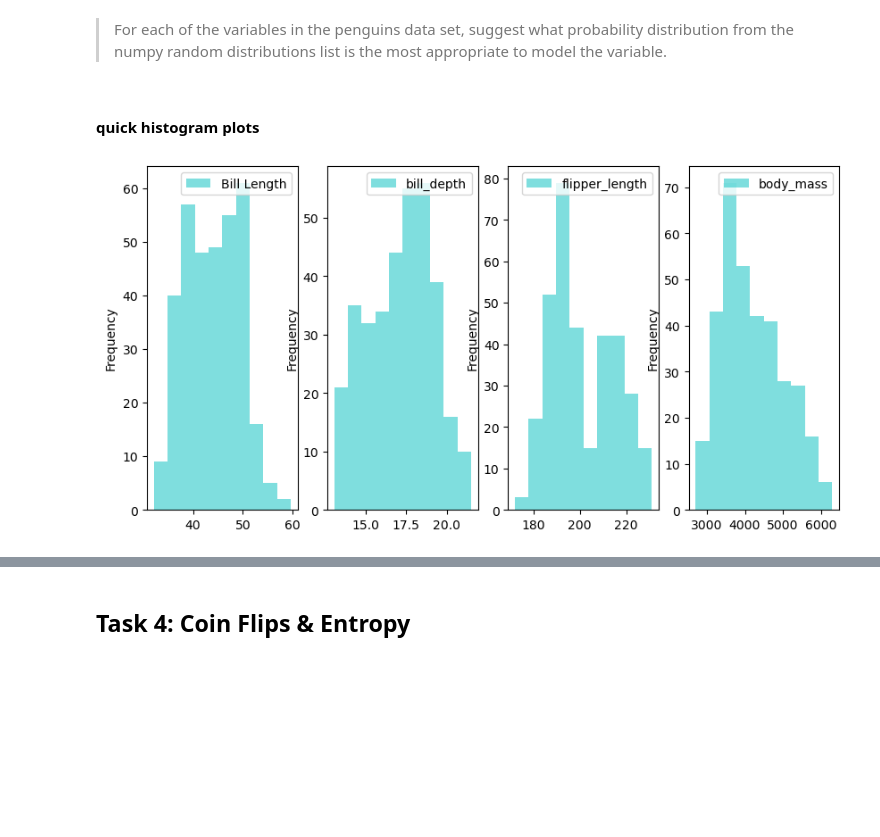
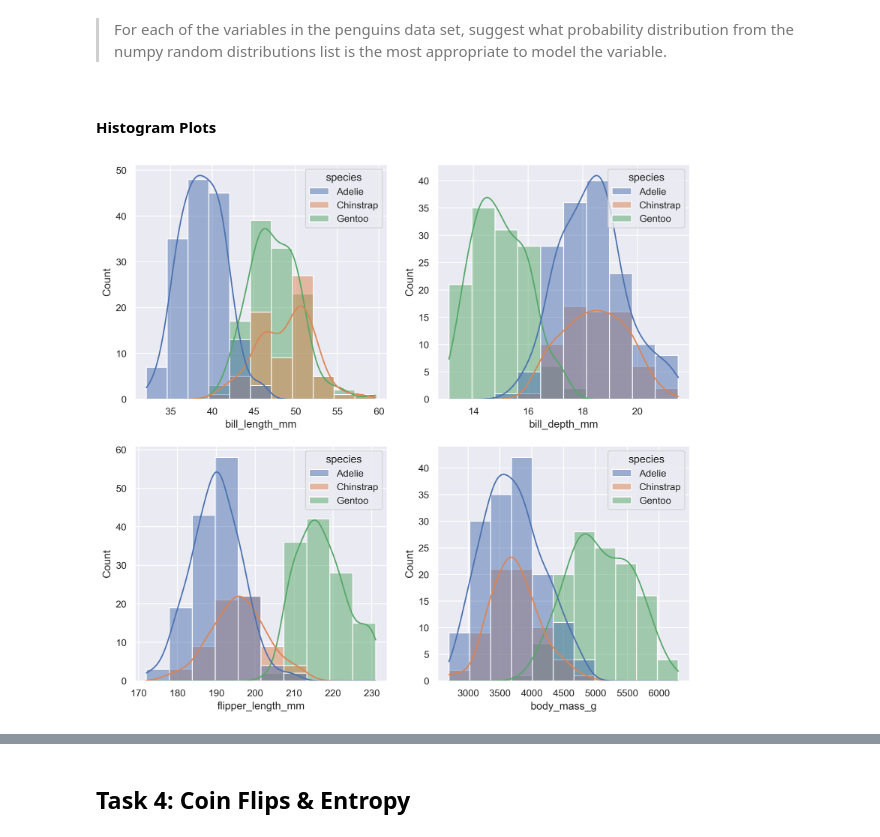
Before and after one commit to decvfox/fofda-assessment, a Jupyter notebook: tasks.ipynb, the cells around one changed output, grey strips where cells are left out. Cells and saved outputs as stored; diff of their text form; code cells hidden in the pictures; blank space fills up the shorter version.

```diff
--- a/tasks.ipynb
+++ b/tasks.ipynb
@@ -134,16 +134,3 @@ We can see from above that all the measurement datatypes are floats and the othe
 ## Task 3: Penguins Data Set - Probability Distributions
 # %% [markdown]
 > For each of the variables in the penguins data set, suggest what probability distribution from the numpy random distributions list is the most appropriate to model the variable.
-# %% [markdown]
-#### quick histogram plots
-# %%
-fig, ((ax, ax1, ax2, ax3)) = plt.subplots(ncols=4, nrows=1,  figsize=(10, 5))
-
-df.plot(kind = 'hist', y = 'bill_length_mm', color='c', alpha = 0.5, label = 'Bill Length', ax=ax)
-df.plot(kind = 'hist', y = 'bill_depth_mm', color='c', alpha = 0.5, label = 'bill_depth', ax=ax1)
-df.plot(kind = 'hist', y = 'flipper_length_mm', color='c', alpha = 0.5, label = 'flipper_length', ax=ax2)
-df.plot(kind = 'hist', y = 'body_mass_g', color='c', alpha = 0.5, label = 'body_mass', ax=ax3)
-
-plt.show()
-# %% [output]
-[figure, removed]
@@ -153,0 +137,18 @@ species_count = df.species.value_counts()
+# %% [markdown]
+#### Histogram Plots
+# %%
+
+import seaborn as sns
+sns.set_theme()
+sns.set(rc = {"figure.figsize": (12,8), "figure.dpi" : 300})
+
+fig, ((ax, ax1), (ax2, ax3)) = plt.subplots(ncols=2, nrows=2,  figsize=(10, 10))
+
+sns.histplot(x = 'bill_length_mm', data = df, kde = True,  label = 'Bill Length', hue = 'species', ax=ax)
+sns.histplot(x = "bill_depth_mm", data = df, kde = True, label = 'Bill Depth', hue = 'species', ax=ax1)
+sns.histplot(x = 'flipper_length_mm',  data = df, kde = True, label = 'Flipper Length', hue = 'species', ax=ax2)
+sns.histplot(x = 'body_mass_g',  data = df, kde = True, label = 'Body Mass', hue = 'species', ax=ax3)
+
+plt.show()
+# %% [output]
+[figure, added]
```
Also changed, not shown: parts of 12 cells of this notebook, 1 other file.
